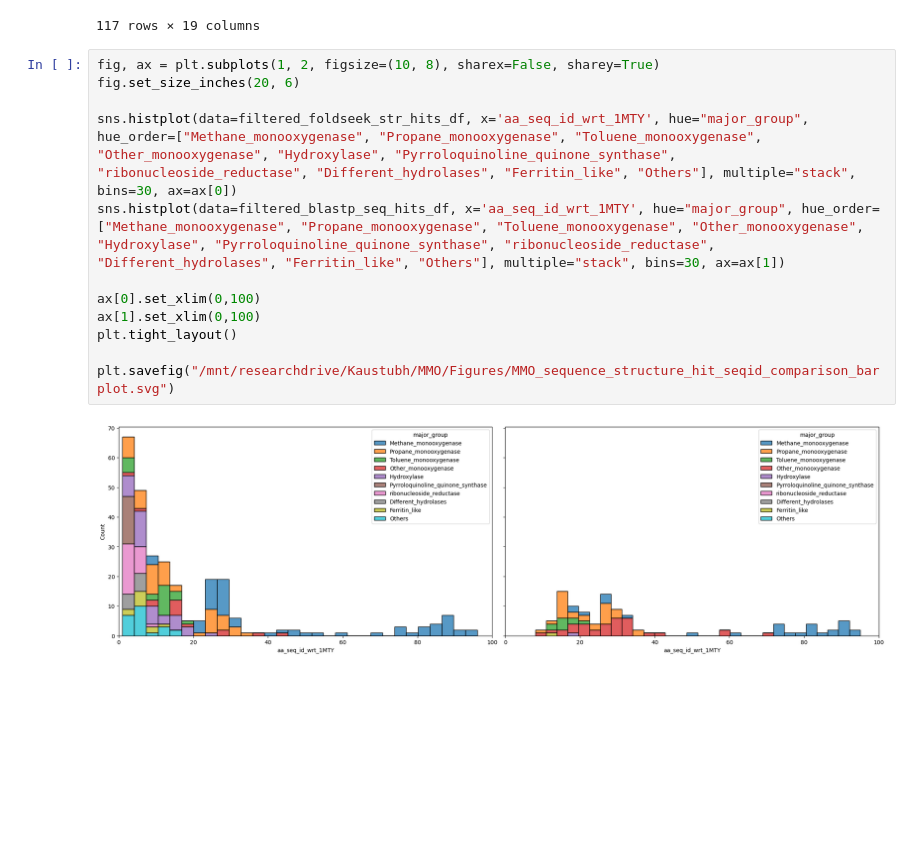
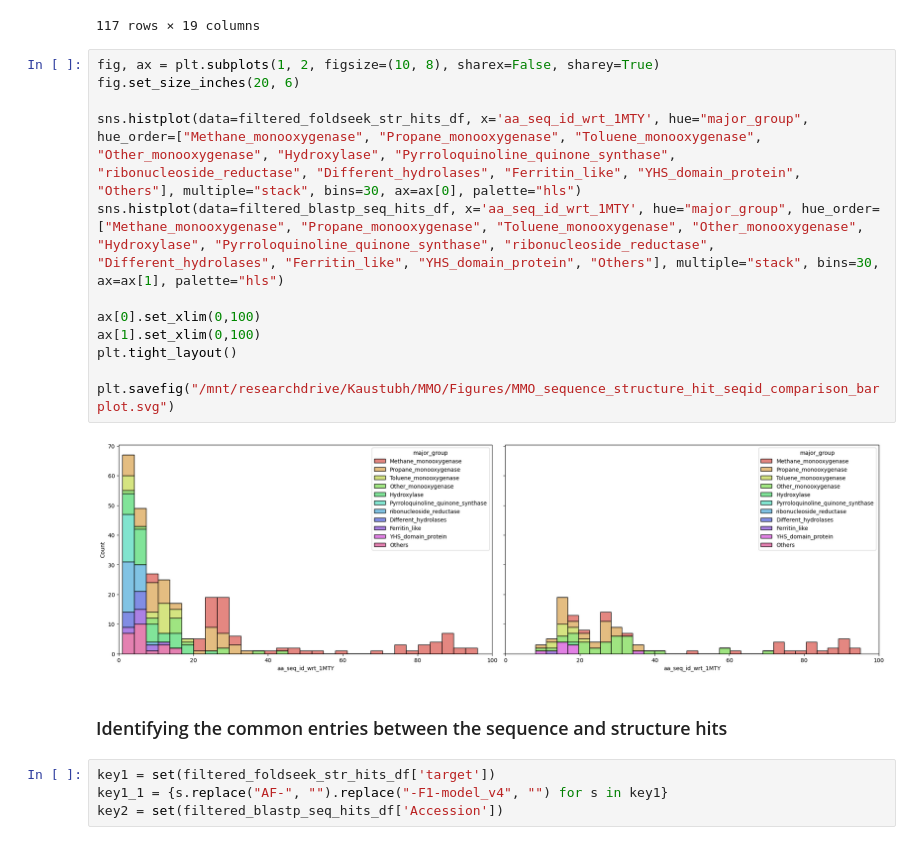
Before and after one commit to kaustubh-amritkar/MMO, a Jupyter notebook: analysis/compare_sequence_structure_search_outputs.ipynb, the cells around one changed output. Cells and saved outputs as stored; diff of their text form; blank space fills up the shorter version.

Commit message:
Fixed the showing of the YHS_domain_protein in the seqid barplot

```diff
--- a/analysis/compare_sequence_structure_search_outputs.ipynb
+++ b/analysis/compare_sequence_structure_search_outputs.ipynb
@@ -46,14 +46,20 @@ filtered_blastp_seq_hits_df
 # %%
 fig, ax = plt.subplots(1, 2, figsize=(10, 8), sharex=False, sharey=True)
 fig.set_size_inches(20, 6)
 
-sns.histplot(data=filtered_foldseek_str_hits_df, x='aa_seq_id_wrt_1MTY', hue="major_group", hue_order=["Methane_monooxygenase", "Propane_monooxygenase", "Toluene_monooxygenase", "Other_monooxygenase", "Hydroxylase", "Pyrroloquinoline_quinone_synthase", "ribonucleoside_reductase", "Different_hydrolases", "Ferritin_like", "Others"], multiple="stack", bins=30, ax=ax[0])
-sns.histplot(data=filtered_blastp_seq_hits_df, x='aa_seq_id_wrt_1MTY', hue="major_group", hue_order=["Methane_monooxygenase", "Propane_monooxygenase", "Toluene_monooxygenase", "Other_monooxygenase", "Hydroxylase", "Pyrroloquinoline_quinone_synthase", "ribonucleoside_reductase", "Different_hydrolases", "Ferritin_like", "Others"], multiple="stack", bins=30, ax=ax[1])
+sns.histplot(data=filtered_foldseek_str_hits_df, x='aa_seq_id_wrt_1MTY', hue="major_group", hue_order=["Methane_monooxygenase", "Propane_monooxygenase", "Toluene_monooxygenase", "Other_monooxygenase", "Hydroxylase", "Pyrroloquinoline_quinone_synthase", "ribonucleoside_reductase", "Different_hydrolases", "Ferritin_like", "YHS_domain_protein", "Others"], multiple="stack", bins=30, ax=ax[0], palette="hls")
+sns.histplot(data=filtered_blastp_seq_hits_df, x='aa_seq_id_wrt_1MTY', hue="major_group", hue_order=["Methane_monooxygenase", "Propane_monooxygenase", "Toluene_monooxygenase", "Other_monooxygenase", "Hydroxylase", "Pyrroloquinoline_quinone_synthase", "ribonucleoside_reductase", "Different_hydrolases", "Ferritin_like", "YHS_domain_protein", "Others"], multiple="stack", bins=30, ax=ax[1], palette="hls")
 
 ax[0].set_xlim(0,100)
 ax[1].set_xlim(0,100)
 plt.tight_layout()
 
 plt.savefig("/mnt/researchdrive/Kaustubh/MMO/Figures/MMO_sequence_structure_hit_seqid_comparison_barplot.svg")
 # %% [output]
-[figure, old version]
+[figure, new version]
+# %% [markdown]
+### Identifying the common entries between the sequence and structure hits
+# %%
+key1 = set(filtered_foldseek_str_hits_df['target'])
+key1_1 = {s.replace("AF-", "").replace("-F1-model_v4", "") for s in key1}
+key2 = set(filtered_blastp_seq_hits_df['Accession'])
```
Also changed, not shown: parts of 1 cell of this notebook, 1 other file.
